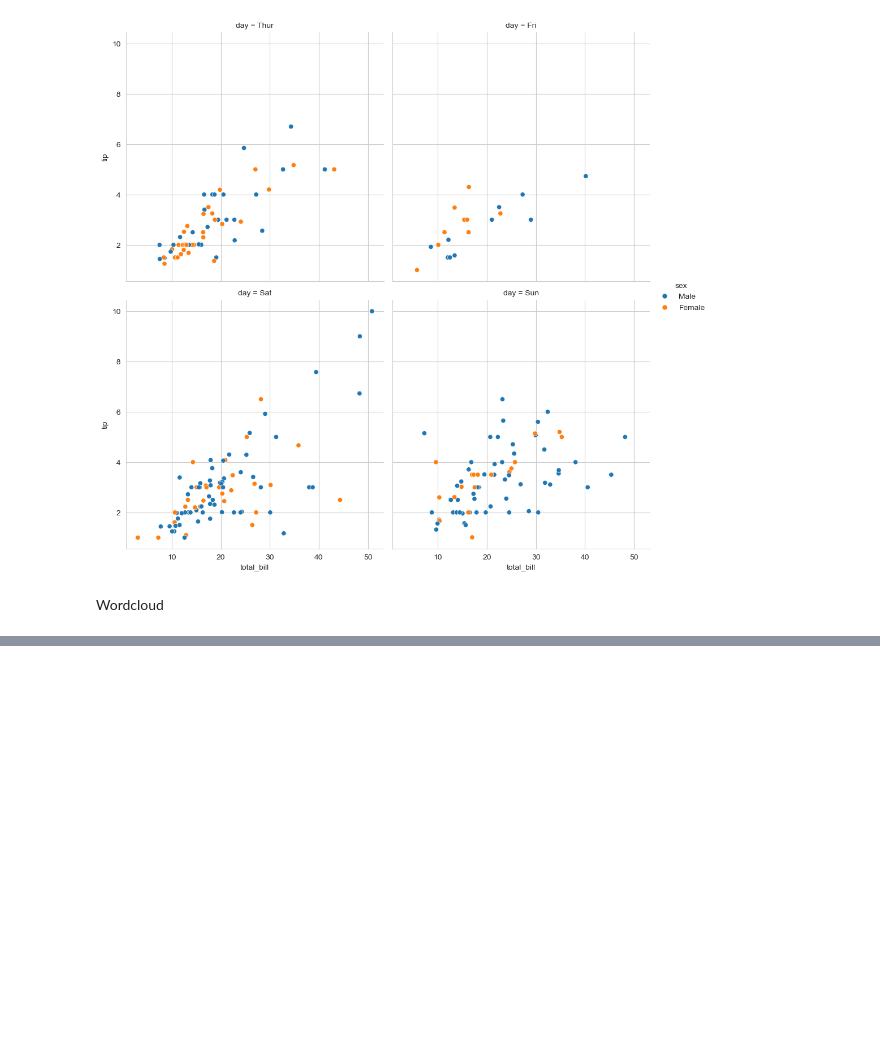
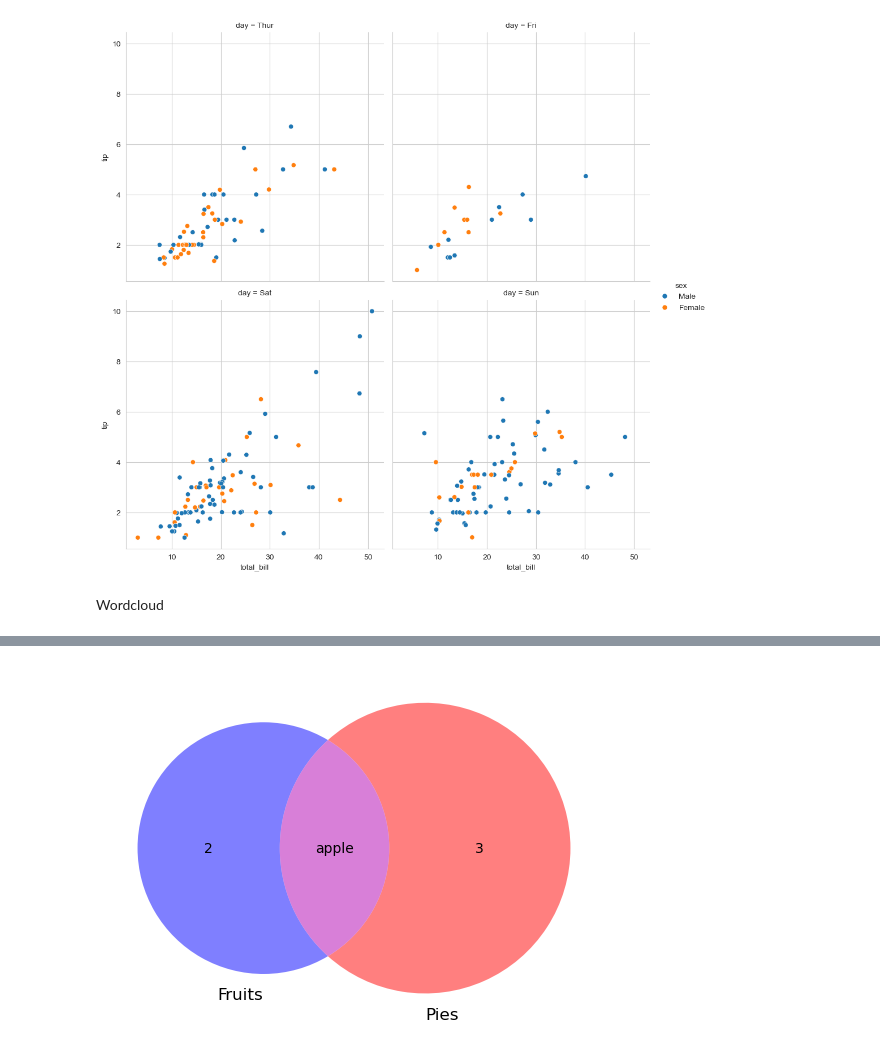
Before and after one commit to Jal247/visualization, a Jupyter notebook: 02_activities/assignments/participation/class5.ipynb, the cells around one changed output, grey strips where cells are left out. Saved outputs shown, nothing was run; the diff lists cells and outputs as text; code cells hidden in the pictures; blank space fills up the shorter version.

```diff
--- a/02_activities/assignments/participation/class5.ipynb
+++ b/02_activities/assignments/participation/class5.ipynb
@@ -163,0 +293,16 @@ ModuleNotFoundError: No module named 'wordcloud'
+# %%
+from matplotlib_venn import venn2, venn2_circles, venn2_unweighted
+
+A = set(['apple', 'banana','watermelon'])
+B = set(['pumkin', 'blueberry', 'apple', 'key lime'])
+
+diagram = venn2([A,B],
+                 set_labels = ('Fruits', 'Pies'),
+                 set_colors = ('blue','red'),
+                 alpha = 0.5) # color trasperancy
+
+#diagram.get_label_by_id("10").set_text("\n".join(A-B))
+diagram.get_label_by_id("11").set_text("\n".join(A & B))
+#diagram.get_label_by_id("01").set_text("\n".join(B-A))
+# %% [output]
+[figure, added]
```
Also changed, not shown: parts of 11 cells of this notebook.
